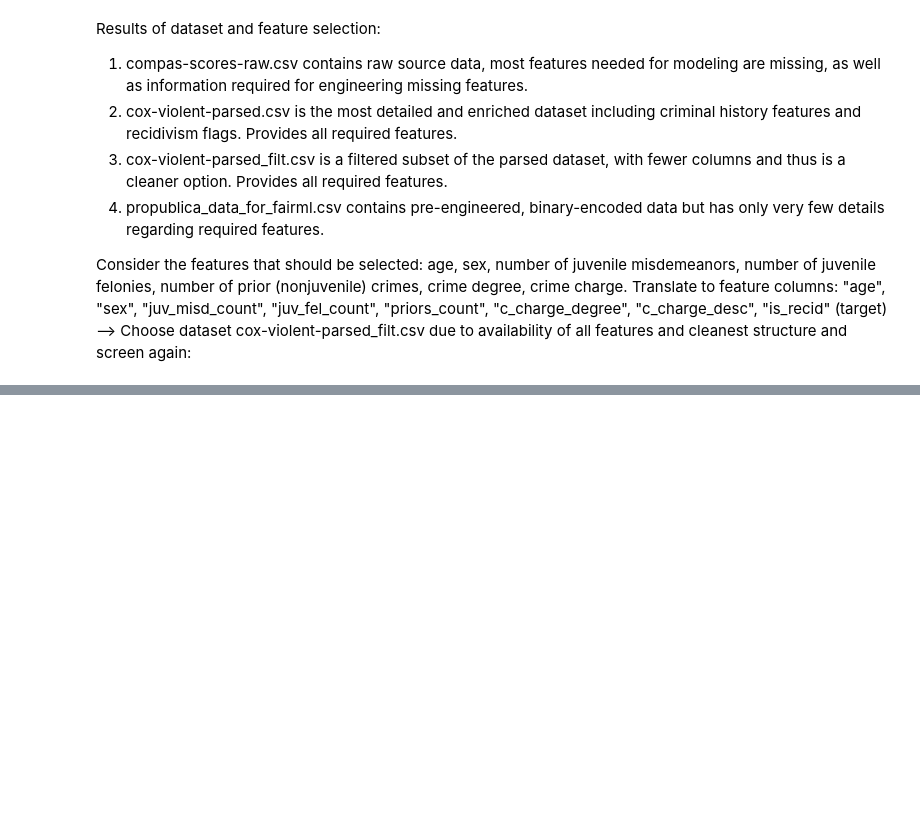
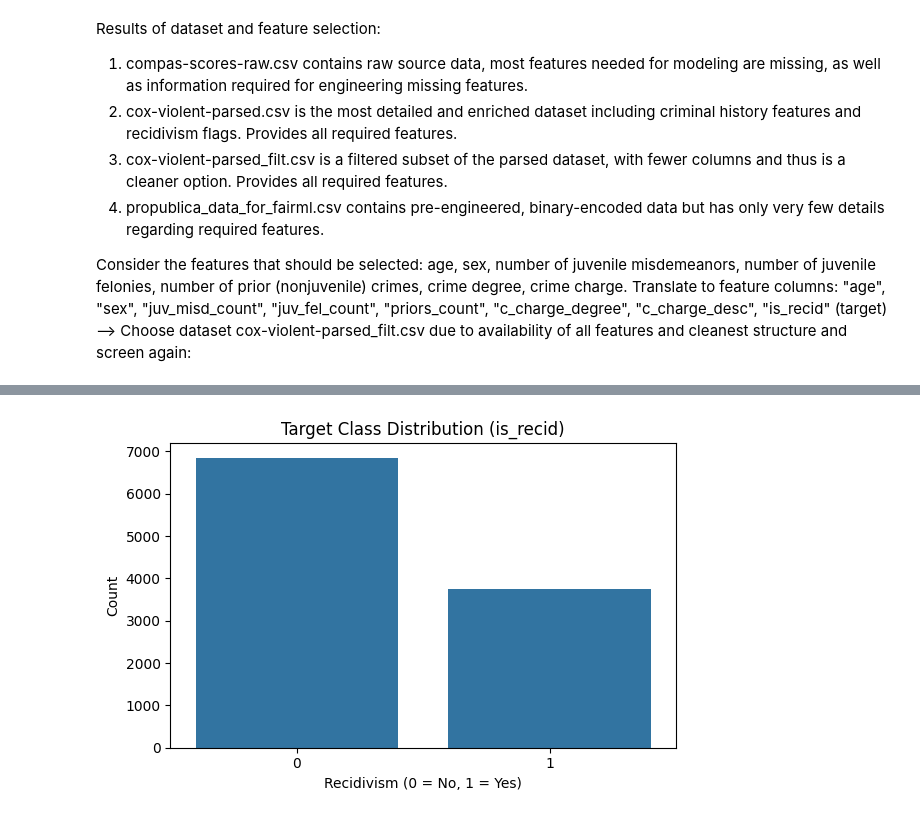
Before and after one commit to mincode2024/risk_assessment_case_study, a Jupyter notebook: notebooks/01_data_exploration.ipynb, the cells around one changed output, grey strips where cells are left out. Cells and saved outputs as stored; diff of their text form; code cells hidden in the pictures; blank space fills up the shorter version.

```diff
--- a/notebooks/01_data_exploration.ipynb
+++ b/notebooks/01_data_exploration.ipynb
@@ -407,0 +569,80 @@ plt.show()
+# %%
+import pandas as pd
+import seaborn as sns
+import matplotlib.pyplot as plt
+import os
+
+# Create reports directory if it doesn't exist
+os.makedirs("../reports", exist_ok=True)
+
+# Load cleaned dataset
+df = pd.read_csv("../data/cox_violent_parsed_filt_dedup_featureselected_cleaned.csv")
+
+# Step 1: Visualizations
+
+# 1.1 Target class distribution
+plt.figure(figsize=(6, 4))
+sns.countplot(x="is_recid", data=df)
+plt.title("Target Class Distribution (is_recid)")
+plt.xlabel("Recidivism (0 = No, 1 = Yes)")
+plt.ylabel("Count")
+plt.tight_layout()
+plt.savefig("../reports/target_class_distribution.png")
+plt.show()
+plt.close()
+
+# 1.2 Numeric feature distributions
+numeric_features = ["age", "juv_misd_count", "juv_fel_count", "priors_count"]
+
+for col in numeric_features:
+    plt.figure(figsize=(6, 4))
+    sns.histplot(df[col], kde=True, bins=30)
+    plt.title(f"Distribution of {col}")
+    plt.xlabel(col)
+    plt.ylabel("Frequency")
+    plt.tight_layout()
+    plt.savefig(f"../reports/distribution_{col}.png")
+    plt.show()
+    plt.close()
+
+# 1.3 Categorical feature counts (raw values for human readability)
+categorical_features = ["sex", "c_charge_degree"]
+
+for col in categorical_features:
+    plt.figure(figsize=(6, 4))
+    sns.countplot(x=col, data=df, order=df[col].value_counts().index)
+    plt.title(f"Value Counts: {col}")
+    plt.xlabel(col)
+    plt.ylabel("Count")
+    plt.tight_layout()
+    plt.savefig(f"../reports/value_counts_{col}.png")
+    plt.show()
+    plt.close()
+
+# 1.4 Top 10 c_charge_desc counts
+plt.figure(figsize=(10, 6))
+top_charges = df["c_charge_desc"].value_counts().nlargest(10)
+sns.barplot(x=top_charges.values, y=top_charges.index)
+plt.title("Top 10 Most Common Charges")
+plt.xlabel("Count")
+plt.ylabel("Charge Description")
+plt.tight_layout()
+plt.savefig("../reports/top_10_charges.png")
+plt.show()
+plt.close()
+
+# Step 2: Correlation heatmap (only numeric features)
+df_corr = df[numeric_features + ["is_recid"]]
+
+plt.figure(figsize=(8, 6))
+sns.heatmap(df_corr.corr(), annot=True, fmt=".2f", cmap="coolwarm", square=True)
+plt.title("Correlation Heatmap (Numeric Features Only)")
+plt.tight_layout()
+plt.savefig("../reports/correlation_heatmap_numeric.png")
+plt.show()
+plt.close()
+
+# Confirmation output
+"All plots saved successfully to the ../reports/ directory."
+# %% [output]
+[figure, added]
```
Also changed, not shown: parts of 34 cells of this notebook, 1 other file.
